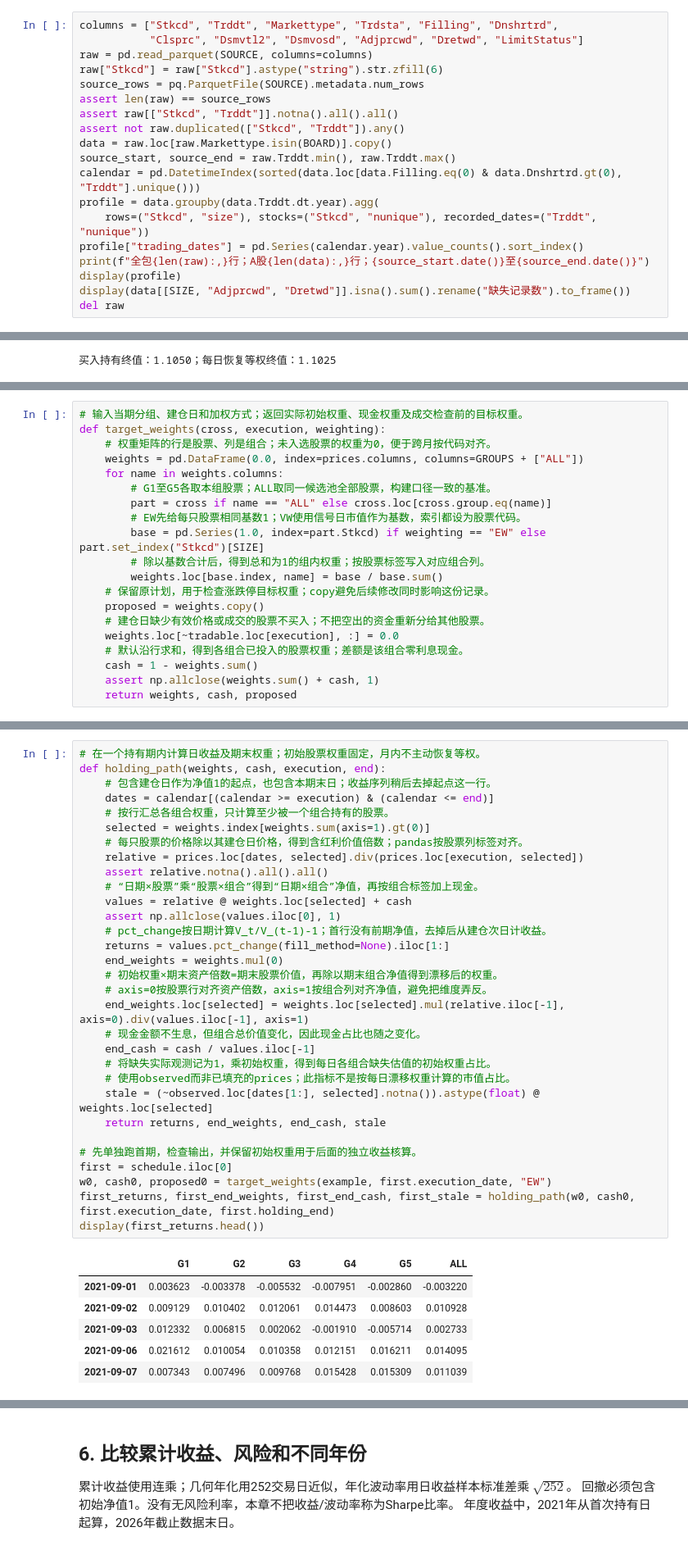
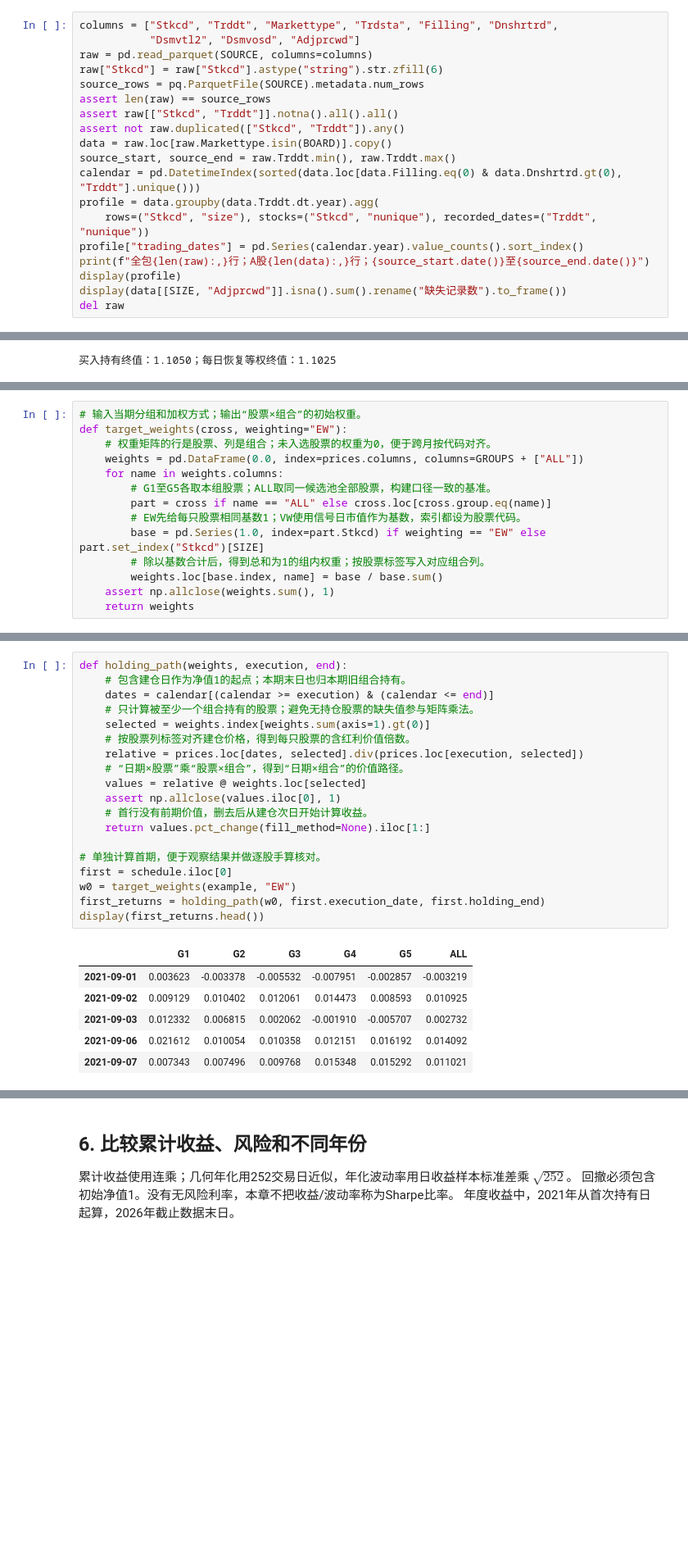
Before and after one commit to aiqfin/python-for-finance, a Jupyter notebook: Chapter12 - 横截面排序与股票组合/notebooks/12_横截面排序与股票组合.ipynb, the cells around one changed output, grey strips where cells are left out. Shown at 82% size. Drawn from its saved outputs; the diff is of its cells as text; blank space fills up the shorter version.

```diff
--- a/Chapter12 - 横截面排序与股票组合/notebooks/12_横截面排序与股票组合.ipynb
+++ b/Chapter12 - 横截面排序与股票组合/notebooks/12_横截面排序与股票组合.ipynb
@@ -61,7 +60,7 @@ Python / pandas： 3.11.15 2.3.3
 真实交易日期从A股非填充、有成交记录中取得，节假日填充不能进入交易日历。
 # %%
 columns = ["Stkcd", "Trddt", "Markettype", "Trdsta", "Filling", "Dnshrtrd",
-           "Clsprc", "Dsmvtl2", "Dsmvosd", "Adjprcwd", "Dretwd", "LimitStatus"]
+           "Dsmvtl2", "Dsmvosd", "Adjprcwd"]
 raw = pd.read_parquet(SOURCE, columns=columns)
 raw["Stkcd"] = raw["Stkcd"].astype("string").str.zfill(6)
 source_rows = pq.ParquetFile(SOURCE).metadata.num_rows
@@ -76,7 +75,7 @@ profile = data.groupby(data.Trddt.dt.year).agg(
 profile["trading_dates"] = pd.Series(calendar.year).value_counts().sort_index()
 print(f"全包{len(raw):,}行；A股{len(data):,}行；{source_start.date()}至{source_end.date()}")
 display(profile)
-display(data[[SIZE, "Adjprcwd", "Dretwd"]].isna().sum().rename("缺失记录数").to_frame())
+display(data[[SIZE, "Adjprcwd"]].isna().sum().rename("缺失记录数").to_frame())
 del raw
 # %% [output]
 全包6,888,585行；A股6,778,694行；2021-08-16至2026-08-13
@@ -235,6 +224,6 @@ print(f"买入持有终值：{toy_value.iloc[-1]:.4f}；每日恢复等权终值
 # %%
-# 输入当期分组、建仓日和加权方式；返回实际初始权重、现金权重及成交检查前的目标权重。
-def target_weights(cross, execution, weighting):
+# 输入当期分组和加权方式；输出“股票×组合”的初始权重。
+def target_weights(cross, weighting="EW"):
     # 权重矩阵的行是股票、列是组合；未入选股票的权重为0，便于跨月按代码对齐。
     weights = pd.DataFrame(0.0, index=prices.columns, columns=GROUPS + ["ALL"])
     for name in weights.columns:
@@ -244,12 +233,6 @@ def target_weights(cross, execution, weighting):
         base = pd.Series(1.0, index=part.Stkcd) if weighting == "EW" else part.set_index("Stkcd")[SIZE]
         # 除以基数合计后，得到总和为1的组内权重；按股票标签写入对应组合列。
         weights.loc[base.index, name] = base / base.sum()
-    # 保留原计划，用于检查涨跌停目标权重；copy避免后续修改同时影响这份记录。
-    proposed = weights.copy()
-    # 建仓日缺少有效价格或成交的股票不买入；不把空出的资金重新分给其他股票。
-    weights.loc[~tradable.loc[execution], :] = 0.0
-    # 默认沿行求和，得到各组合已投入的股票权重；差额是该组合零利息现金。
-    cash = 1 - weights.sum()
-    assert np.allclose(weights.sum() + cash, 1)
-    return weights, cash, proposed
+    assert np.allclose(weights.sum(), 1)
+    return weights
 # %% [markdown]
@@ -260,39 +242,27 @@ def target_weights(cross, execution, weighting):
 # %%
-# 在一个持有期内计算日收益及期末权重；初始股票权重固定，月内不主动恢复等权。
-def holding_path(weights, cash, execution, end):
-    # 包含建仓日作为净值1的起点，也包含本期末日；收益序列稍后去掉起点这一行。
+def holding_path(weights, execution, end):
+    # 包含建仓日作为净值1的起点；本期末日也归本期旧组合持有。
     dates = calendar[(calendar >= execution) & (calendar <= end)]
-    # 按行汇总各组合权重，只计算至少被一个组合持有的股票。
+    # 只计算被至少一个组合持有的股票；避免无持仓股票的缺失值参与矩阵乘法。
     selected = weights.index[weights.sum(axis=1).gt(0)]
-    # 每只股票的价格除以其建仓日价格，得到含红利价值倍数；pandas按股票列标签对齐。
+    # 按股票列标签对齐建仓价格，得到每只股票的含红利价值倍数。
     relative = prices.loc[dates, selected].div(prices.loc[execution, selected])
-    assert relative.notna().all().all()
-    # “日期×股票”乘“股票×组合”得到“日期×组合”净值，再按组合标签加上现金。
-    values = relative @ weights.loc[selected] + cash
+    # “日期×股票”乘“股票×组合”，得到“日期×组合”的价值路径。
+    values = relative @ weights.loc[selected]
     assert np.allclose(values.iloc[0], 1)
-    # pct_change按日期计算V_t/V_(t-1)-1；首行没有前期净值，去掉后从建仓次日计收益。
-    returns = values.pct_change(fill_method=None).iloc[1:]
-    end_weights = weights.mul(0)
-    # 初始权重×期末资产倍数=期末股票价值，再除以期末组合净值得到漂移后的权重。
-    # axis=0按股票行对齐资产倍数，axis=1按组合列对齐净值，避免把维度弄反。
-    end_weights.loc[selected] = weights.loc[selected].mul(relative.iloc[-1], axis=0).div(values.iloc[-1], axis=1)
-    # 现金金额不生息，但组合总价值变化，因此现金占比也随之变化。
-    end_cash = cash / values.iloc[-1]
-    # 将缺失实际观测记为1，乘初始权重，得到每日各组合缺失估值的初始权重占比。
-    # 使用observed而非已填充的prices；此指标不是按每日漂移权重计算的市值占比。
-    stale = (~observed.loc[dates[1:], selected].notna()).astype(float) @ weights.loc[selected]
-    return returns, end_weights, end_cash, stale
+    # 首行没有前期价值，删去后从建仓次日开始计算收益。
+    return values.pct_change(fill_method=None).iloc[1:]
 
-# 先单独跑首期，检查输出，并保留初始权重用于后面的独立收益核算。
+# 单独计算首期，便于观察结果并做逐股手算核对。
 first = schedule.iloc[0]
-w0, cash0, proposed0 = target_weights(example, first.execution_date, "EW")
-first_returns, first_end_weights, first_end_cash, first_stale = holding_path(w0, cash0, first.execution_date, first.holding_end)
+w0 = target_weights(example, "EW")
+first_returns = holding_path(w0, first.execution_date, first.holding_end)
 display(first_returns.head())
 # %% [output]
 |  | G1 | G2 | G3 | G4 | G5 | ALL |
-| 2021-09-01 | 0.003623 | -0.003378 | -0.005532 | -0.007951 | -0.002860 | -0.003220 |
-| 2021-09-02 | 0.009129 | 0.010402 | 0.012061 | 0.014473 | 0.008603 | 0.010928 |
-| 2021-09-03 | 0.012332 | 0.006815 | 0.002062 | -0.001910 | -0.005714 | 0.002733 |
-| 2021-09-06 | 0.021612 | 0.010054 | 0.010358 | 0.012151 | 0.016211 | 0.014095 |
-| 2021-09-07 | 0.007343 | 0.007496 | 0.009768 | 0.015428 | 0.015309 | 0.011039 |
+| 2021-09-01 | 0.003623 | -0.003378 | -0.005532 | -0.007951 | -0.002857 | -0.003219 |
+| 2021-09-02 | 0.009129 | 0.010402 | 0.012061 | 0.014473 | 0.008593 | 0.010925 |
+| 2021-09-03 | 0.012332 | 0.006815 | 0.002062 | -0.001910 | -0.005707 | 0.002732 |
+| 2021-09-06 | 0.021612 | 0.010054 | 0.010358 | 0.012151 | 0.016192 | 0.014092 |
+| 2021-09-07 | 0.007343 | 0.007496 | 0.009768 | 0.015348 | 0.015292 | 0.011021 |
 # %% [markdown]
```
Also changed, not shown: parts of 29 cells of this notebook, 12 other files.
